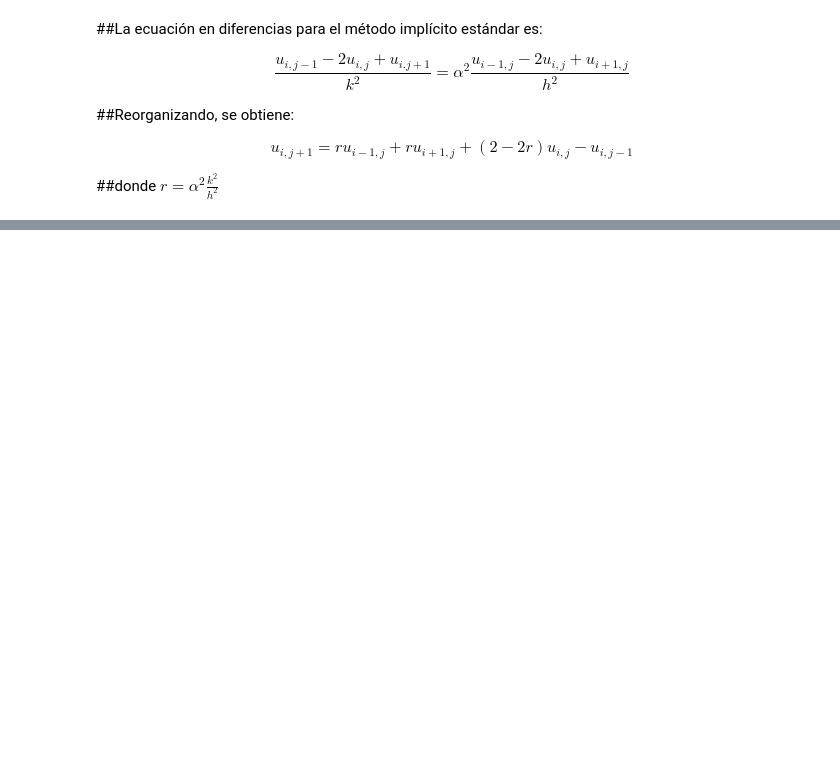
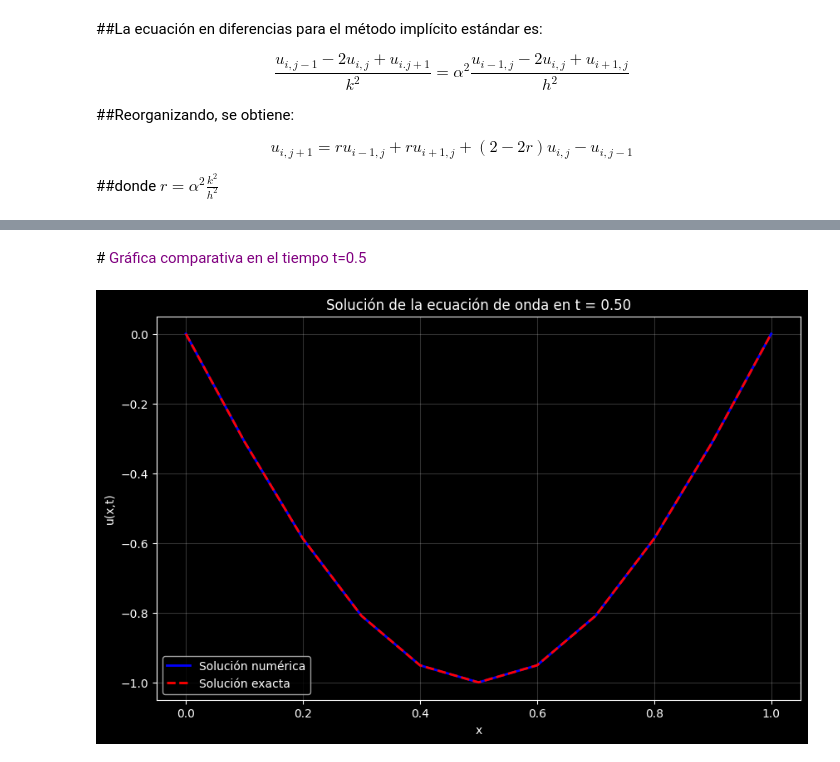
Before and after one commit to PerdomoVergaraFernando/Ecuaciones-Diferenciales-Parciales-2, a Jupyter notebook: Metodo_Explicito_de_la_ecuacion_de_onda_.ipynb, the cells around one changed output, grey strips where cells are left out. Cells and saved outputs as stored; diff of their text form; code cells hidden in the pictures; blank space fills up the shorter version.

```diff
--- a/Metodo_Explicito_de_la_ecuacion_de_onda_.ipynb
+++ b/Metodo_Explicito_de_la_ecuacion_de_onda_.ipynb
@@ -83,0 +288,8 @@ NonInvertibleMatrixError: Matrix det == 0; not invertible.
+# %%
+def solucion_exacta(x, t):
+    return np.sin(np.pi * x) * np.cos(2 * np.pi * t)
+
+# Calcular solución exacta para comparación
+U_exacta = np.zeros((n_t, n_x))
+for j, t in enumerate(t_points):
+    U_exacta[j, :] = solucion_exacta(x_points, t)
@@ -83,0 +416,16 @@ NonInvertibleMatrixError: Matrix det == 0; not invertible.
+# %% [markdown]
+#<font color = Purple> Gráfica comparativa en el tiempo t=0.5
+# %%
+t_medio_idx = int(0.5 / k)  # Índice para t=0.50
+
+plt.figure(figsize=(10, 6))
+plt.plot(x_points, U[t_medio_idx, :], 'b-', linewidth=2, label='Solución numérica')
+plt.plot(x_points, U_exacta[t_medio_idx, :], 'r--', linewidth=2, label='Solución exacta')
+plt.xlabel('x')
+plt.ylabel('u(x,t)')
+plt.title(f'Solución de la ecuación de onda en t = {t_points[t_medio_idx]:.2f}')
+plt.legend()
+plt.grid(True, alpha=0.2)
+plt.show()
+# %% [output]
+[figure, added]
```
Also changed, not shown: parts of 41 cells of this notebook.
